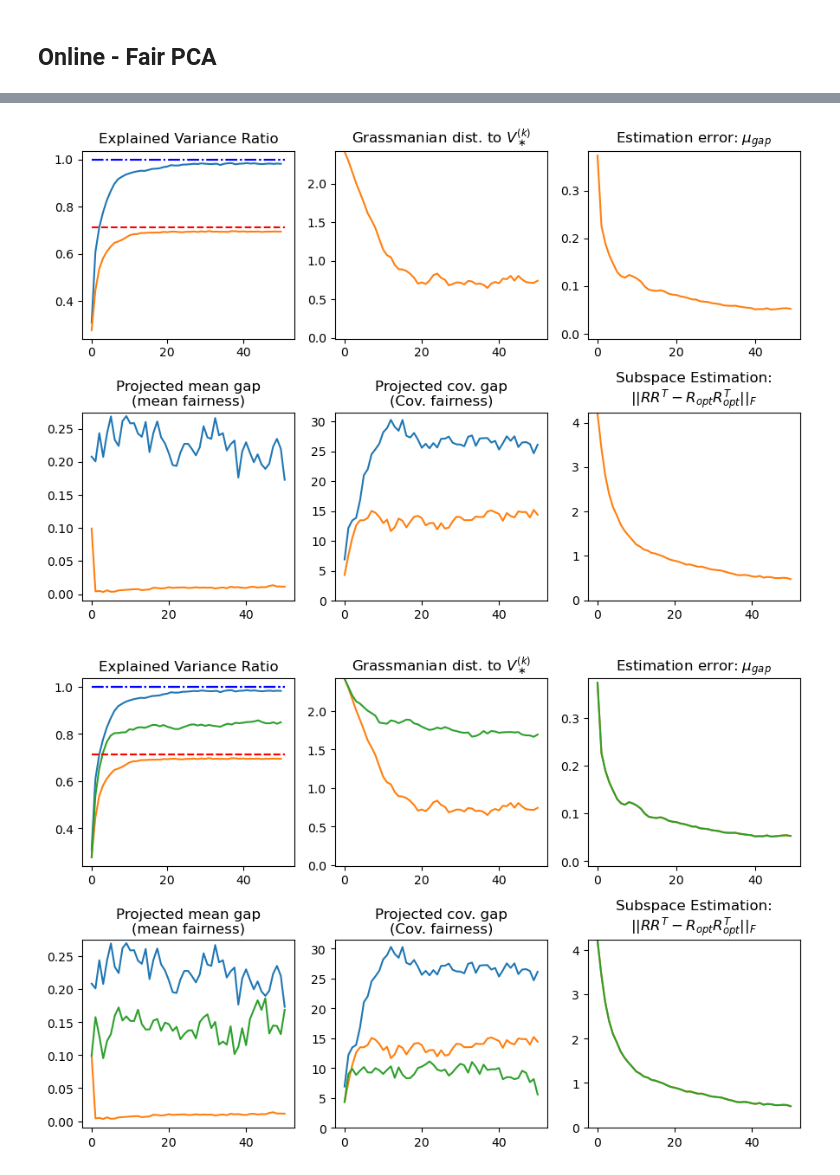
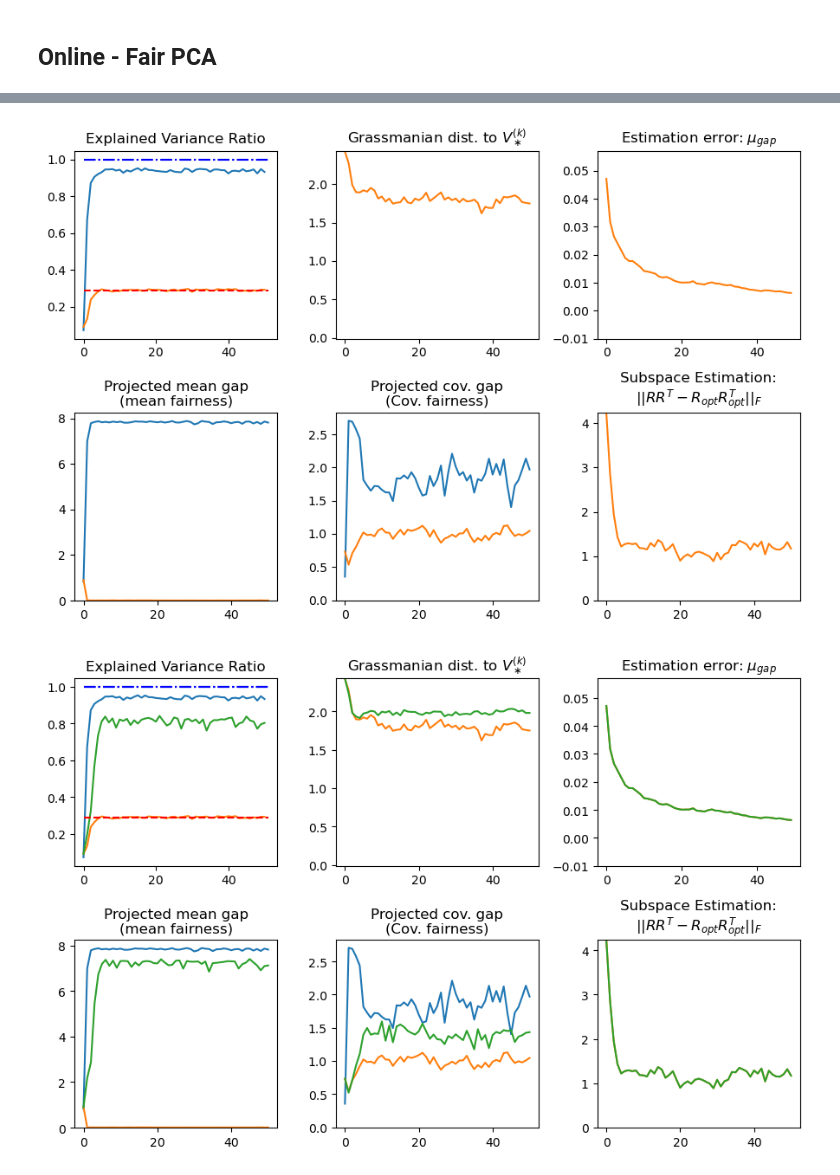
Before and after one commit to HanseulJo/fair-streaming-pca, a Jupyter notebook: FairPCA.ipynb, the cells around one changed output, grey strips where cells are left out. Saved outputs shown, nothing was run; the diff lists cells and outputs as text; code cells hidden in the pictures.

```diff
--- a/FairPCA.ipynb
+++ b/FairPCA.ipynb
@@ -7,12 +7,12 @@ from jax import random
 Algo = StreamingFairBlockPCA(
     data_dim=100,
     probability=0.5,
-    nullity=0,  # nullity of Sigma_gap
-    seed=0,
+    nullity=5,  # nullity of Sigma_gap
+    seed=42,
     eps=0.1,
-    mu_scale=0.5,
-    max_cov_eig0=2,
-    max_cov_eig1=2.5
+    mu_scale=4,
+    max_cov_eig0=5,
+    max_cov_eig1=6
 )
 # %%
 fig, ax = plt.subplots(1, 3, figsize=(15, 5))
@@ -106,7 +106,7 @@ V = Algo.train(
     n_iter=n_iter,
     n_iter_inner=n_iter,
     batch_size_subspace=None,
-    batch_size_pca=1000,
+    batch_size_pca=100,
     constraint='vanilla', # unfair
     subspace_optimization=None,
     pca_optimization='npm',
@@ -127,8 +127,8 @@ V = Algo.train(
     rank=10,
     n_iter=n_iter,
     n_iter_inner=n_iter,
-    batch_size_subspace=10000,
-    batch_size_pca=1000,
+    batch_size_subspace=1000,
+    batch_size_pca=100,
     constraint='all',
     subspace_optimization='npm',
     pca_optimization='npm',
@@ -142,27 +142,27 @@ V = Algo.train(
 Algo.plot_buffer(save=None, fig=fig, axes=axes);
 fig
 # %% [output]
-[figure, old version]
+[figure, new version]
 # %%
 n_iter = 50
 V = Algo.train(
     target_dim=3,
     rank=10,
     n_iter=n_iter,
     n_iter_inner=n_iter,
-    batch_size_subspace=10000,
-    batch_size_pca=1000,
+    batch_size_subspace=1000,
+    batch_size_pca=100,
     constraint='all',
     subspace_optimization='npm',
     pca_optimization='npm',
     lr_pca=None,
     seed=0,
     verbose=True,
-    fairness_tradeoff=0.2
+    fairness_tradeoff=0.6
     # lr_scheduler=lambda t: 0.998**(t-1)
 )
 # fig, axes = Algo.plot_buffer(save=None);  # semicolon
 Algo.plot_buffer(save=None, fig=fig, axes=axes);
 fig
 # %% [output]
-[figure, old version]
+[figure, new version]
```
Also changed, not shown: parts of 6 cells of this notebook, 1 other file.
